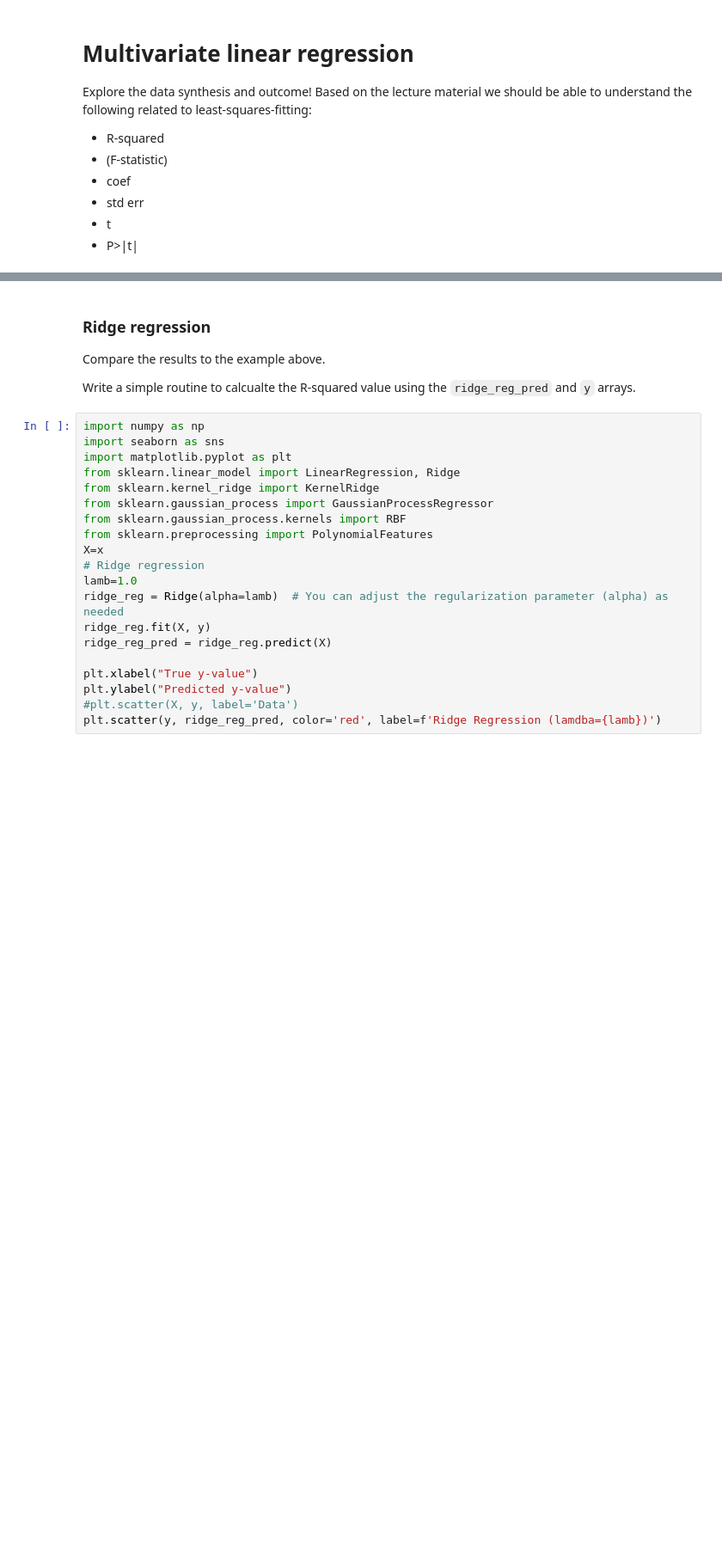
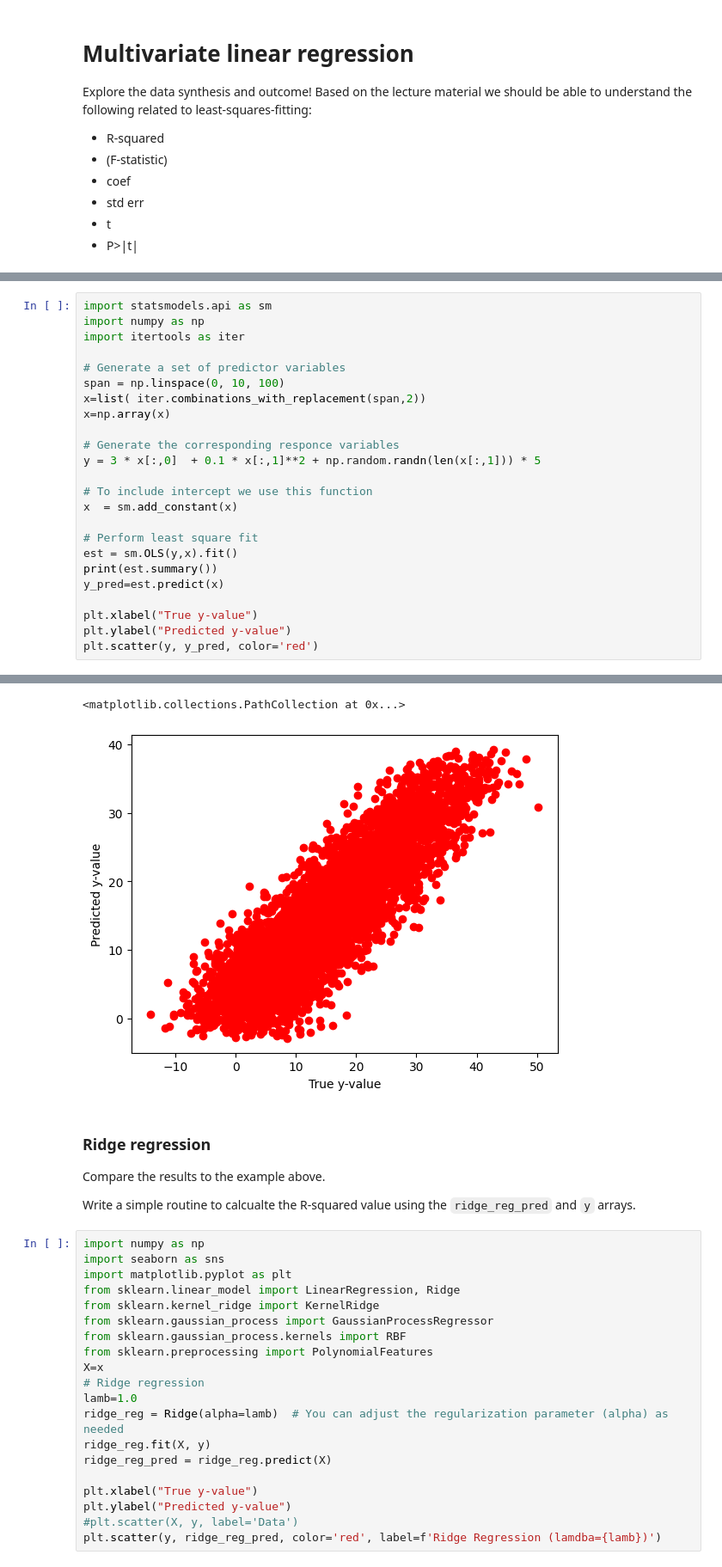
Before and after one commit to Teoroo-CMC/DoE_Course_Material, a Jupyter notebook: Week_3/Day_2/Regression.ipynb, the cells around one changed output, grey strips where cells are left out. Shown: that part at 86% size. Saved outputs shown, nothing was run; the diff lists cells and outputs as text; blank space fills up the shorter version.

```diff
--- a/Week_3/Day_2/Regression.ipynb
+++ b/Week_3/Day_2/Regression.ipynb
@@ -53,0 +55,25 @@ Notes:
+# %%
+import statsmodels.api as sm
+import numpy as np
+import itertools as iter
+
+# Generate a set of predictor variables
+span = np.linspace(0, 10, 100)
+x=list( iter.combinations_with_replacement(span,2))
+x=np.array(x)
+
+# Generate the corresponding responce variables
+y = 3 * x[:,0]  + 0.1 * x[:,1]**2 + np.random.randn(len(x[:,1])) * 5
+
+# To include intercept we use this function
+x  = sm.add_constant(x)
+
+# Perform least square fit
+est = sm.OLS(y,x).fit()
+print(est.summary())
+y_pred=est.predict(x)
+
+plt.xlabel("True y-value")
+plt.ylabel("Predicted y-value")
+plt.scatter(y, y_pred, color='red')
+# %% [output]
@@ -54,3 +97,5 @@ Notes:
+<matplotlib.collections.PathCollection at 0x...>
+[figure, added]
 # %% [markdown]
 ### Ridge regression
 
```
Also changed, not shown: parts of 4 cells of this notebook.
